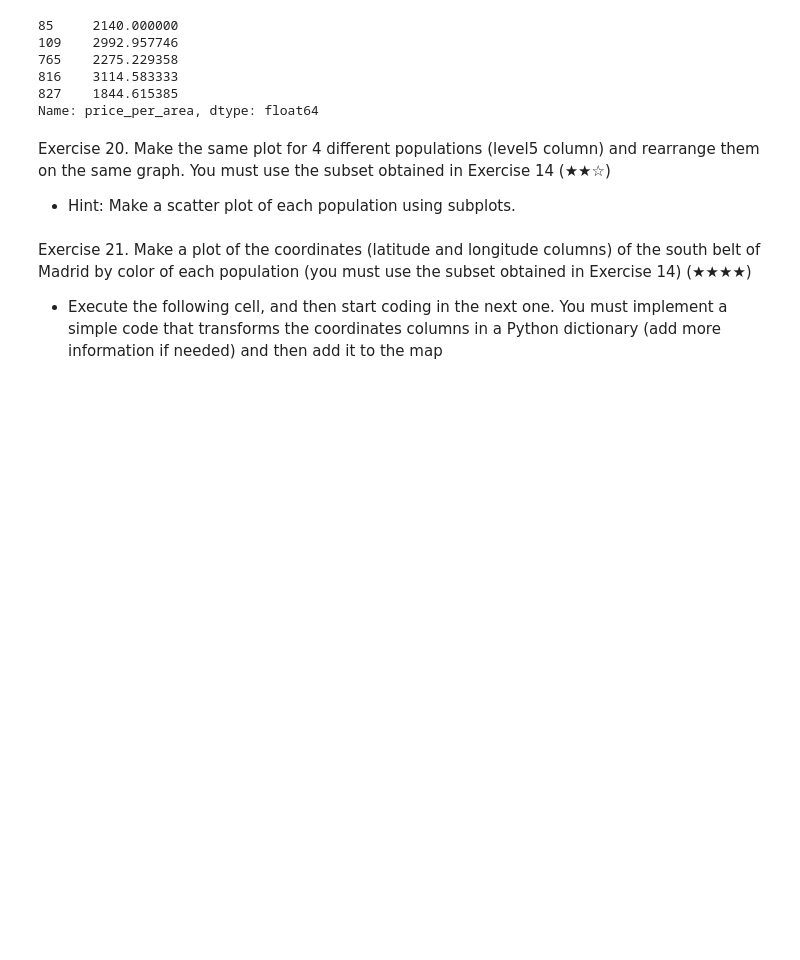
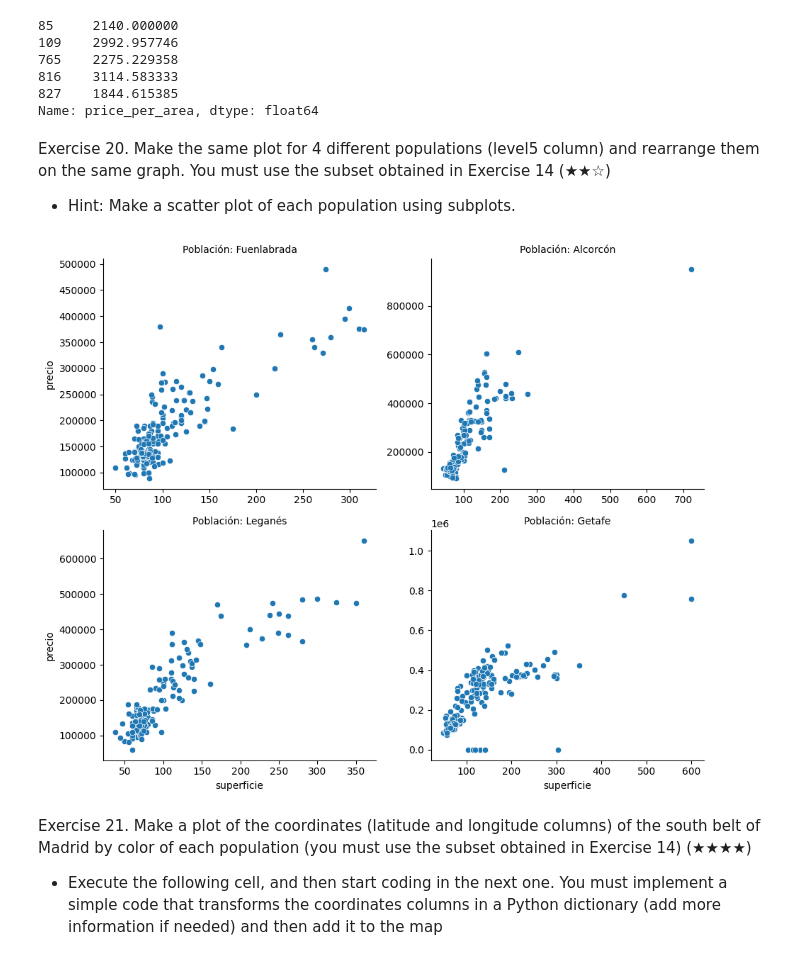
Before and after one commit to SantigoTP/pre_work, a Jupyter notebook: notebooks/01_analysis.ipynb, the cells around one changed output. Drawn from its saved outputs; the diff is of its cells as text; code cells hidden in the pictures; blank space fills up the shorter version.

```diff
--- a/notebooks/01_analysis.ipynb
+++ b/notebooks/01_analysis.ipynb
@@ -427,3 +458,14 @@ sub_conjunto = df [ df["level5"].isin(["Fuenlabrada", "Leganés", "Getafe", "Alc
+# %%
+sub_conjunto = df [ df["level5"].isin(["Fuenlabrada", "Leganés", "Getafe", "Alcorcón"]) ]
+
+grafico = sns.relplot(data=sub_conjunto,x="surface",y="price",col="level5",col_wrap=2,kind="scatter",height=4,aspect=1.2,facet_kws={'sharex': False, 'sharey': False})
+
+grafico.set_titles("Población: {col_name}")
+grafico.set_axis_labels("superficie", "precio")
+
+plt.show()
+# %% [output]
+[figure, added]
 # %% [markdown]
 Exercise 21. Make a plot of the coordinates (latitude and longitude columns) of the south belt of Madrid by color of each population (you must use the subset obtained in Exercise 14) (★★★★)
 - Execute the following cell, and then start coding in the next one. You must implement a simple code that transforms the coordinates columns in a Python dictionary (add more information if needed) and then add it to the map
```
Also changed, not shown: parts of 5 cells of this notebook.
